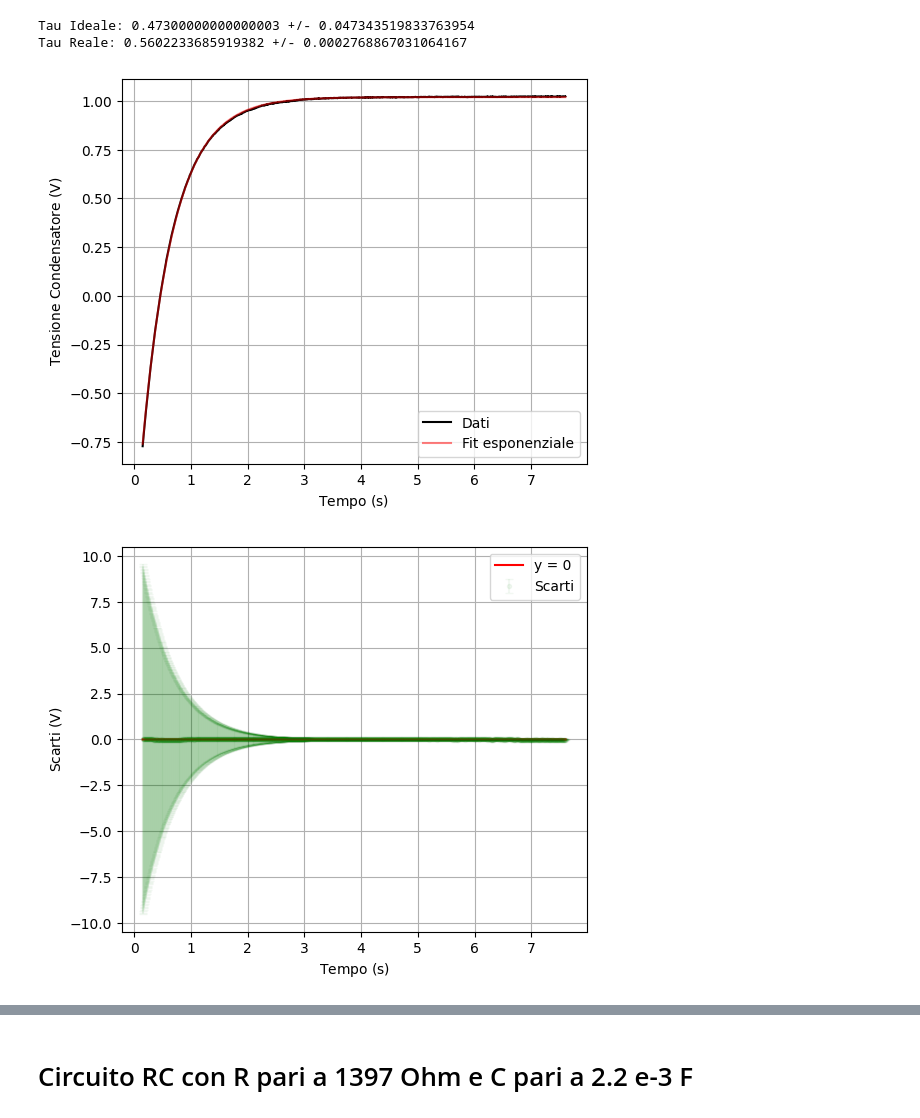
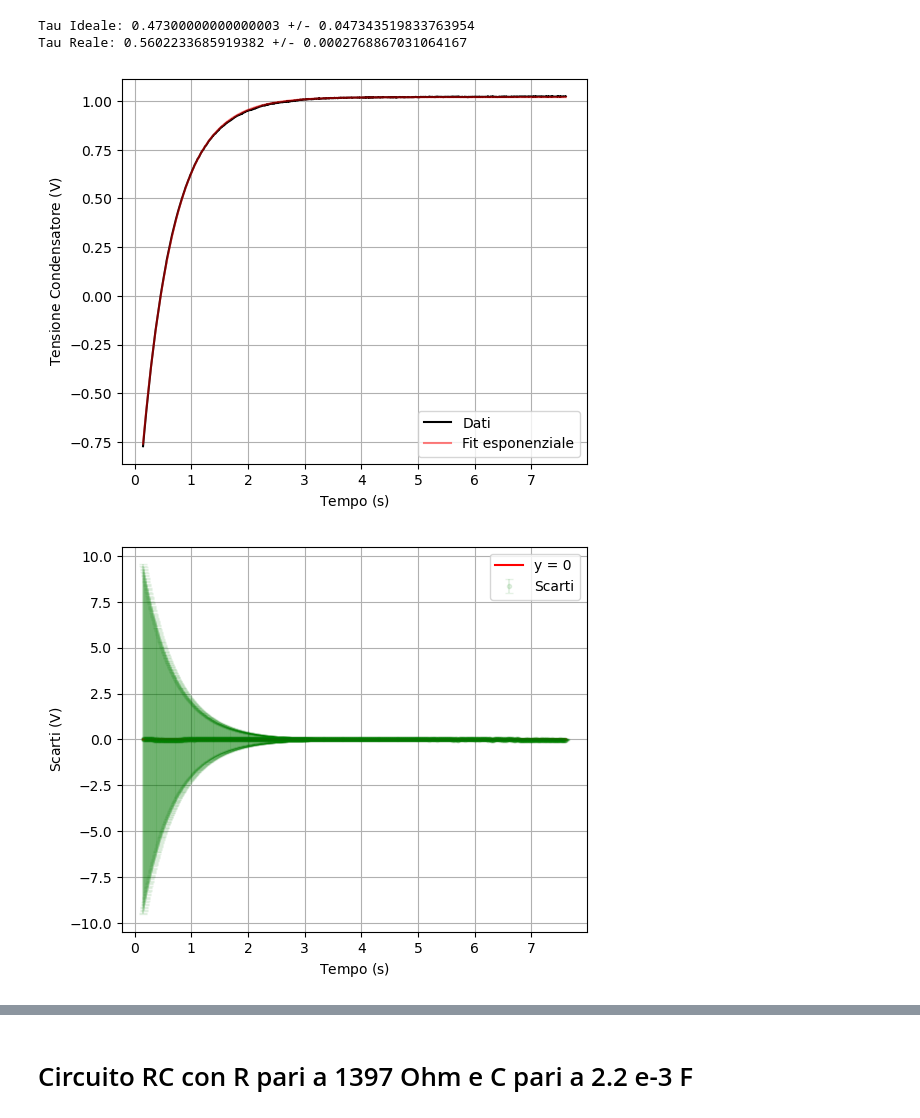
Before and after one commit to Shyan01/Lab-Fisica-2, a Jupyter notebook: Esperienza RC/Circuito_RC.ipynb, the cells around one changed output, grey strips where cells are left out. Saved outputs shown, nothing was run; the diff lists cells and outputs as text; code cells hidden in the pictures.

```diff
--- a/Esperienza RC/Circuito_RC.ipynb
+++ b/Esperienza RC/Circuito_RC.ipynb
@@ -264,35 +277,36 @@ ax.legend()
 
 fig ,ax =plt.subplots(figsize = (6,5))
 
-ax.errorbar(delta_1, sigma, yerr = err_y, fmt = '.' , color = 'g', label = "Scarti", capsize = 3, alpha = 0.05)
+ax.errorbar(delta_1, sigma, yerr = err_y, fmt = '.' , color = 'g', label = "Scarti", capsize = 3, alpha = 0.1)
 ax.plot(delta_1, y_0, color = 'r', label = "y = 0")
 #plt.ylim(-0.01,0.02)
 #plt.xlim(0 , 0.1)
 ax.set_xlabel(r'$\text{Tempo (s)}$')
 ax.set_ylabel(r'$\text{Scarti (V)}$')
 ax.legend()
 plt.grid(True)
 fig.savefig("Grafico Scarti(2).png", dpi = 300, bbox_inches = 'tight')
 
 fig ,ax =plt.subplots(figsize = (6,5))
 ax.errorbar(index, taus, yerr = err_Taus, fmt ='o', color ='r', capsize = 3)
 ax.set_xlim(-1,2)
 ax.set_ylim(0.4,0.6)
 ax.set_ylabel("Tempo (s)")
 ax.grid(True)
 fig.savefig("Confronto Tau(2).png", dpi = 300, bbox_inches = 'tight' )
 
 fig ,ax =plt.subplots(figsize = (6,5))
 ax.plot(t_1, Vg_1, color = '#00ffff', label = "Onda Quadra")
 ax.plot(t_1, Vc_1, color = 'black', label = "Tensione Condensatore")
 ax.set_xlim(0,35)
 #ax.set_ylim(-1.4,1.4)
 ax.set_xlabel("Tempo (s)")
 ax.set_ylabel("Tensione (V)")
 ax.grid(True)
+ax.legend(loc = 'upper left')
 #ax.legend()
 fig.savefig("Grafico Carica e scarica Condesatore(2).png", dpi = 300, bbox_inches = 'tight' )
 # %% [output]
 [figure]
-[figure, old version]
+[figure, new version]
 [figure]
```
Also changed, not shown: parts of 6 cells of this notebook, 39 other files.
